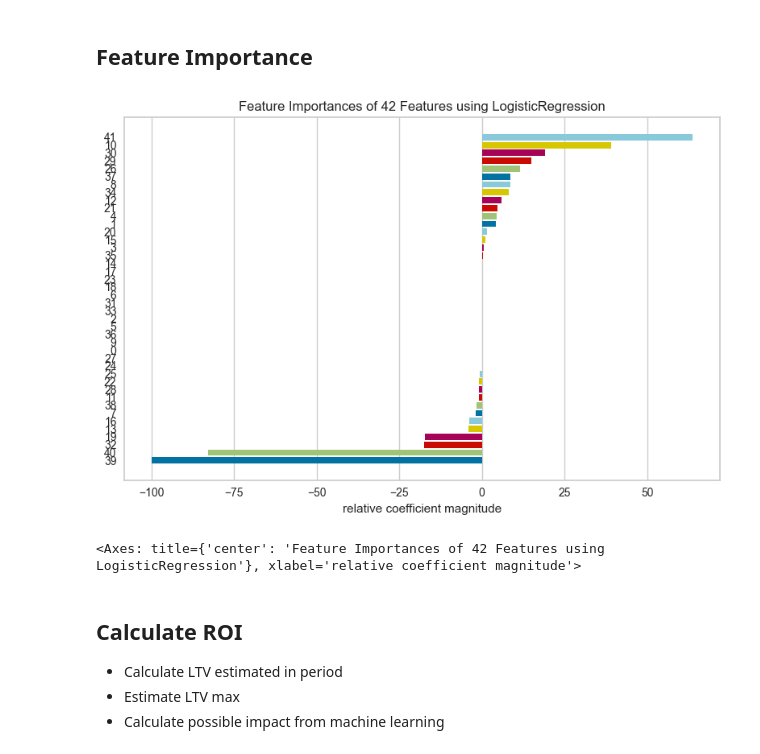
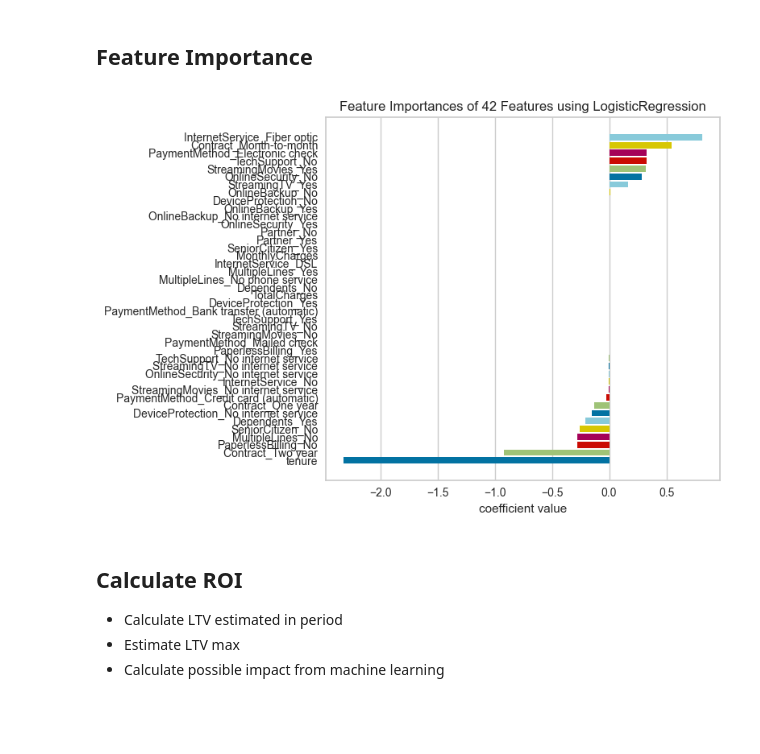
Before and after one commit to Eric-Oliveira-ds/Telco-Customer-Churn, a Jupyter notebook: notebook/make_pipeline_project.ipynb, the cells around one changed output. Drawn from its saved outputs; the diff is of its cells as text; code cells hidden in the pictures; blank space fills up the shorter version.

```diff
--- a/notebook/make_pipeline_project.ipynb
+++ b/notebook/make_pipeline_project.ipynb
@@ -197,5 +197,5 @@ print(grid_search.best_score_)
 # %%
-model = LogisticRegression(C=10,
+model = LogisticRegression(C=0.1,
                            penalty = 'l1',
                            solver = 'liblinear',
                            random_state=42,
@@ -313,12 +301,11 @@ cat_encoder_cols = cat_encoder.get_feature_names(cat_cols)
 feature_names = cat_encoder_cols.tolist() + num_cols
 # %%
 # ajustar a visualização FeatureImportances no modelo logístico ajustado
-viz = FeatureImportances(logistic_reg, feature_names=feature_names)
+viz = FeatureImportances(model_pipe.named_steps['model'], labels=feature_names, figsize=(15,8), relative=False)
 viz.fit(X_test_transformed, y_test)
-viz.show()
+viz.show();
 # %% [output]
-[figure, old version]
+[figure, new version]
-<Axes: title={'center': 'Feature Importances of 42 Features using LogisticRegression'}, xlabel='relative coefficient magnitude'>
 # %% [markdown]
 ## Calculate ROI
 - Calculate LTV estimated in period
```
Also changed, not shown: parts of 15 cells of this notebook.
